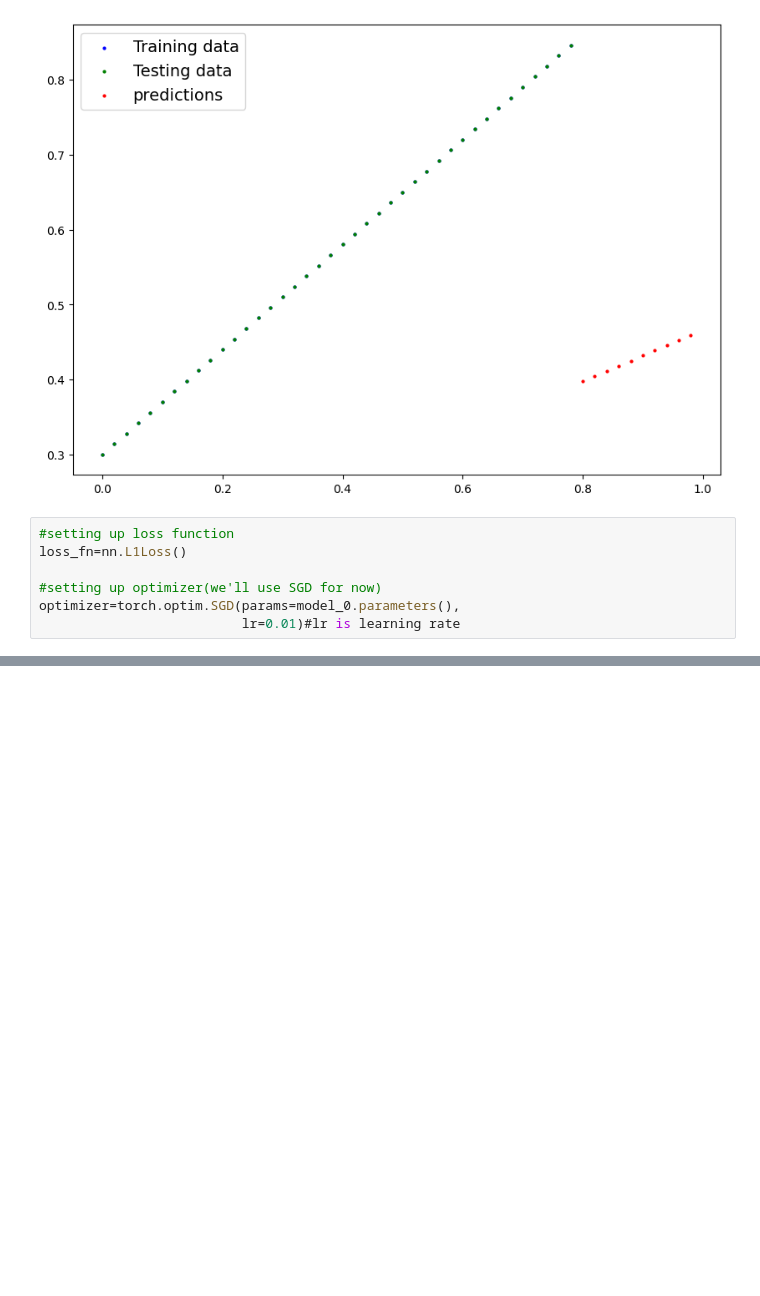
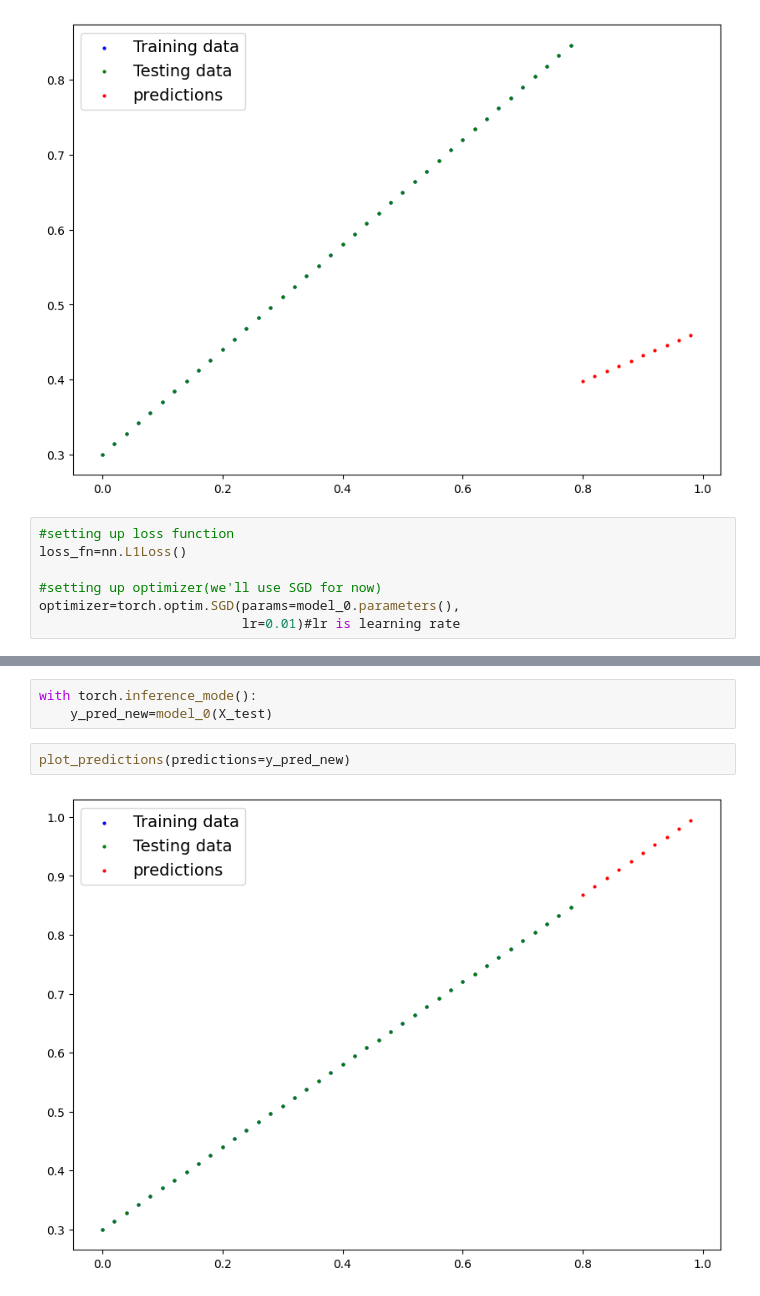
Before and after one commit to AkhilKanswal/LearningPyTorch, a Jupyter notebook: PyTorchWorkflow.ipynb, the cells around one changed output, grey strips where cells are left out. Drawn from its saved outputs; the diff is of its cells as text; blank space fills up the shorter version.

```diff
--- a/PyTorchWorkflow.ipynb
+++ b/PyTorchWorkflow.ipynb
@@ -169,0 +225,7 @@ for epoch in range(epochs):
+# %%
+with torch.inference_mode():
+    y_pred_new=model_0(X_test)
+# %%
+plot_predictions(predictions=y_pred_new)
+# %% [output]
+[figure, added]
```
Also changed, not shown: parts of 9 cells of this notebook, 3 other files.
